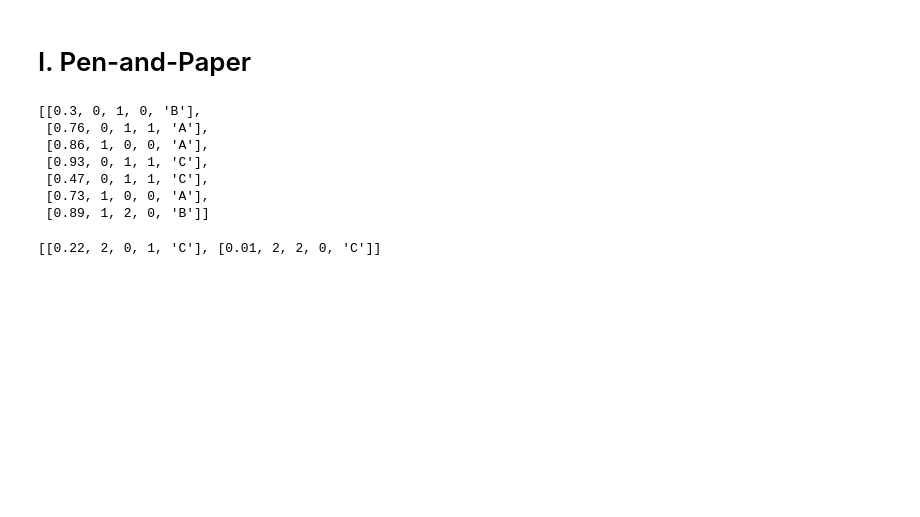
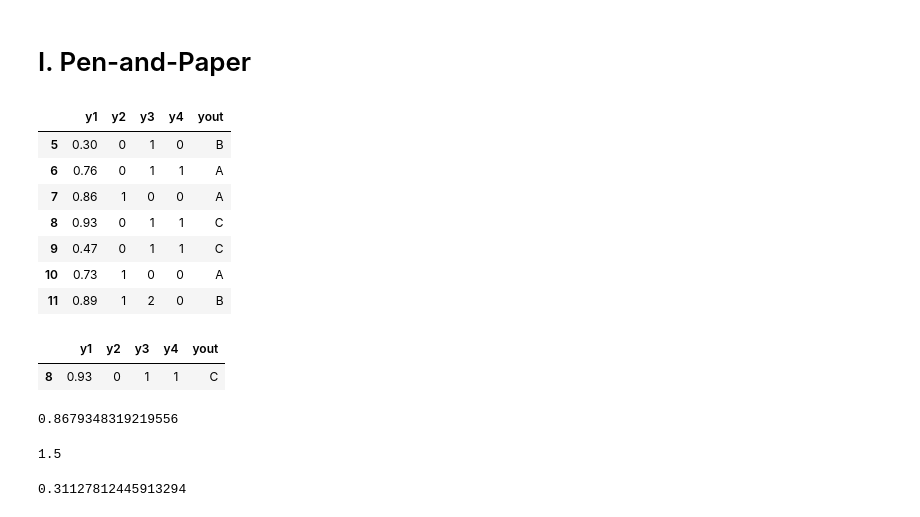
Before and after one commit to martinha-ssv/ML-Homeworks, a Jupyter notebook: HW1/pen_and_paper.ipynb, the cells around one changed output. Cells and saved outputs as stored; diff of their text form; code cells hidden in the pictures; blank space fills up the shorter version.

```diff
--- a/HW1/pen_and_paper.ipynb
+++ b/HW1/pen_and_paper.ipynb
@@ -5,41 +5,31 @@ from math import *
 # %% [markdown]
 # I. Pen-and-Paper
 # %%
-attrs = {
-    'y1': 0,
-    'y2': 1,
-    'y3': 2,
-    'y4': 3,
-    'yout': 4
-}
-
 data = [
     [0.22, 2, 0, 1, 'C'],
     [0.06, 0, 0, 0, 'B'],
     [0.16, 1, 2, 2, 'C'],
     [0.21, 0, 0, 0, 'B'],
     [0.01, 2, 2, 0, 'C'],
     [0.30, 0, 1, 0, 'B'],
     [0.76, 0, 1, 1, 'A'],
     [0.86, 1, 0, 0, 'A'],
     [0.93, 0, 1, 1, 'C'],
     [0.47, 0, 1, 1, 'C'],
     [0.73, 1, 0, 0, 'A'],
     [0.89, 1, 2, 0, 'B']
 ]
 
-data_right = [x for x in data if x[0] >= 0.3]
+df = pd.DataFrame(data, columns=['y1', 'y2', 'y3','y4','yout'])
+
+data_right = df[df['y1']>=0.3]
 data_right
 # %% [output]
-[[0.3, 0, 1, 0, 'B'],
- [0.76, 0, 1, 1, 'A'],
- [0.86, 1, 0, 0, 'A'],
- [0.93, 0, 1, 1, 'C'],
- [0.47, 0, 1, 1, 'C'],
- [0.73, 1, 0, 0, 'A'],
- [0.89, 1, 2, 0, 'B']]
+|  | y1 | y2 | y3 | y4 | yout |
+| 5 | 0.30 | 0 | 1 | 0 | B |
+| 6 | 0.76 | 0 | 1 | 1 | A |
+| 7 | 0.86 | 1 | 0 | 0 | A |
+| 8 | 0.93 | 0 | 1 | 1 | C |
+| 9 | 0.47 | 0 | 1 | 1 | C |
+| 10 | 0.73 | 1 | 0 | 0 | A |
+| 11 | 0.89 | 1 | 2 | 0 | B |
-# %%
-subset = [x for x in data if x[1] == 2]
-subset
-# %% [output]
-[[0.22, 2, 0, 1, 'C'], [0.01, 2, 2, 0, 'C']]
@@ -53,0 +38,5 @@ def prob(attr, value, data):
+# %%
+df[df['y1']>0.8][df['y1'] <= 1][df['yout']=='C']
+# %% [output]
+|  | y1 | y2 | y3 | y4 | yout |
+| 8 | 0.93 | 0 | 1 | 1 | C |
@@ -53,0 +51,12 @@ def prob(attr, value, data):
+# %%
+H_yout - 3/4*entropy_props([1/3, 2/3])
+# %% [output]
+0.8679348319219556
+# %%
+entropy_props([1/2, 1/4, 1/4])
+# %% [output]
+1.5
+# %%
+1.5-3/4*(-1/3*log2(1/3) - 1/3*log2(1/3) - 1/3*log2(1/3))
+# %% [output]
+0.31127812445913294
```
Also changed, not shown: parts of 10 cells of this notebook, 5 other files.
